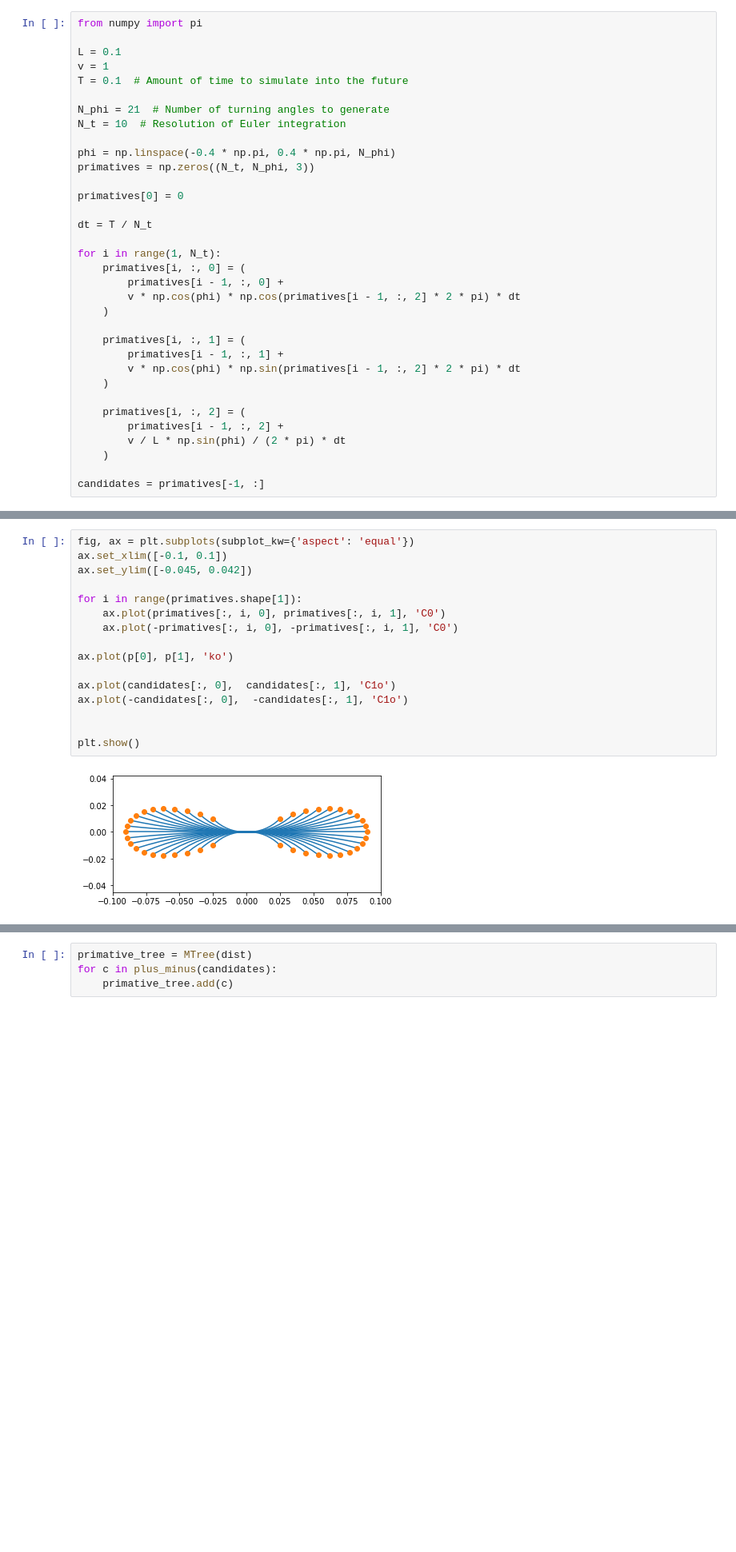
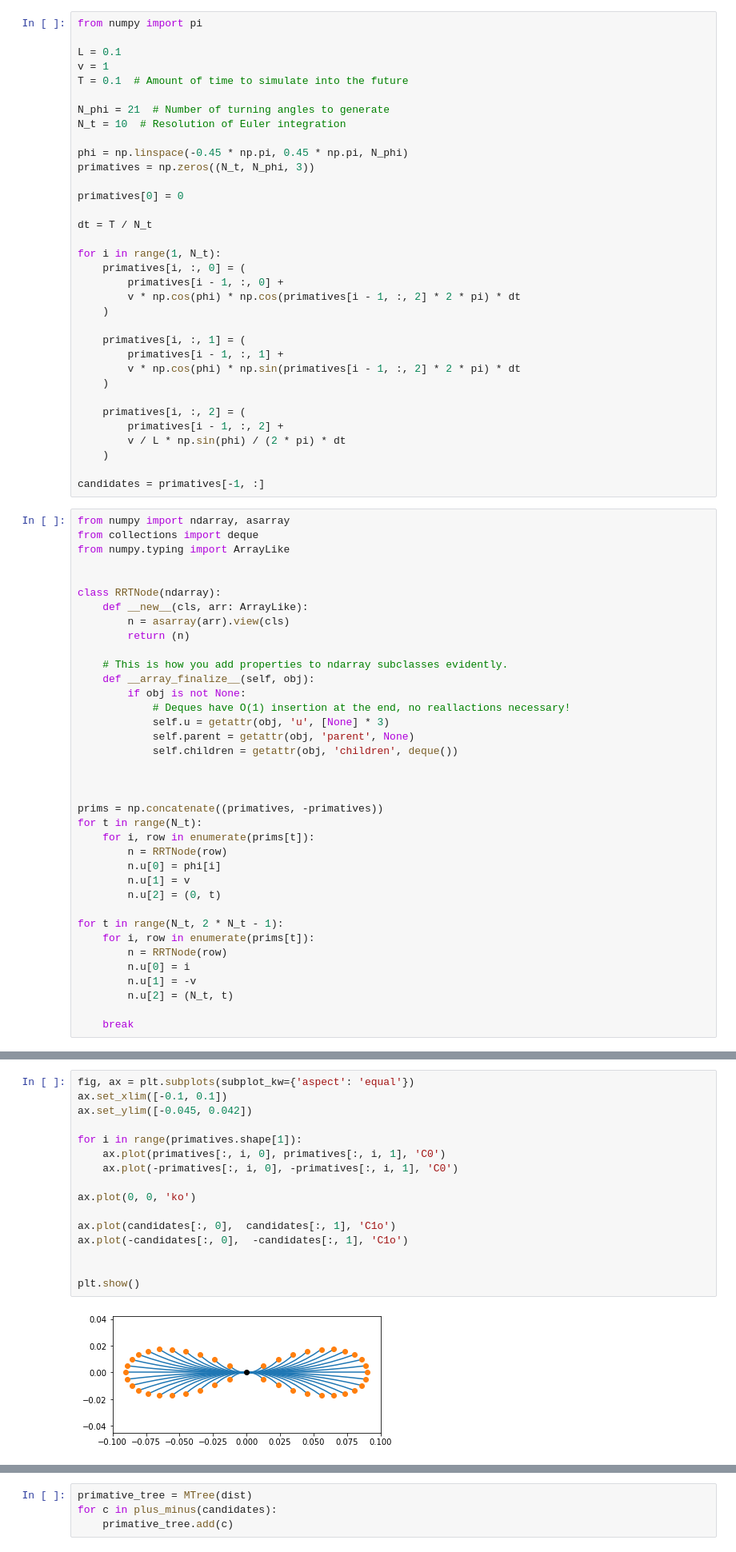
Before and after one commit to EmDash00/NonholonomicRRT, a Jupyter notebook: Theory of Operation.ipynb, the cells around one changed output, grey strips where cells are left out. Shown: that part at 80% size. Cells and saved outputs as stored; diff of their text form; blank space fills up the shorter version.

```diff
--- a/Theory of Operation.ipynb
+++ b/Theory of Operation.ipynb
@@ -61,7 +61,7 @@ T = 0.1  # Amount of time to simulate into the future
 N_phi = 21  # Number of turning angles to generate
 N_t = 10  # Resolution of Euler integration
 
-phi = np.linspace(-0.4 * np.pi, 0.4 * np.pi, N_phi)
+phi = np.linspace(-0.45 * np.pi, 0.45 * np.pi, N_phi)
 primatives = np.zeros((N_t, N_phi, 3))
 
 primatives[0] = 0
@@ -85,3 +85,40 @@ for i in range(1, N_t):
     )
 
 candidates = primatives[-1, :]
+# %%
+from numpy import ndarray, asarray
+from collections import deque
+from numpy.typing import ArrayLike
+
+
+class RRTNode(ndarray):
+    def __new__(cls, arr: ArrayLike):
+        n = asarray(arr).view(cls)
+        return (n)
+
+    # This is how you add properties to ndarray subclasses evidently.
+    def __array_finalize__(self, obj):
+        if obj is not None:
+            # Deques have O(1) insertion at the end, no reallactions necessary!
+            self.u = getattr(obj, 'u', [None] * 3)
+            self.parent = getattr(obj, 'parent', None)
+            self.children = getattr(obj, 'children', deque())
+
+
+
+prims = np.concatenate((primatives, -primatives))
+for t in range(N_t):
+    for i, row in enumerate(prims[t]):
+        n = RRTNode(row)
+        n.u[0] = phi[i]
+        n.u[1] = v
+        n.u[2] = (0, t)
+
+for t in range(N_t, 2 * N_t - 1):
+    for i, row in enumerate(prims[t]):
+        n = RRTNode(row)
+        n.u[0] = i
+        n.u[1] = -v
+        n.u[2] = (N_t, t)
+
+    break
@@ -88,19 +129,19 @@ candidates = primatives[-1, :]
 # %%
 fig, ax = plt.subplots(subplot_kw={'aspect': 'equal'})
 ax.set_xlim([-0.1, 0.1])
 ax.set_ylim([-0.045, 0.042])
 
 for i in range(primatives.shape[1]):
     ax.plot(primatives[:, i, 0], primatives[:, i, 1], 'C0')
     ax.plot(-primatives[:, i, 0], -primatives[:, i, 1], 'C0')
 
-ax.plot(p[0], p[1], 'ko')
+ax.plot(0, 0, 'ko')
 
 ax.plot(candidates[:, 0],  candidates[:, 1], 'C1o')
 ax.plot(-candidates[:, 0],  -candidates[:, 1], 'C1o')
 
 
 plt.show()
 # %% [output]
-[figure, old version]
+[figure, new version]
 # %%
```
Also changed, not shown: parts of 2 cells of this notebook, 6 other files.
